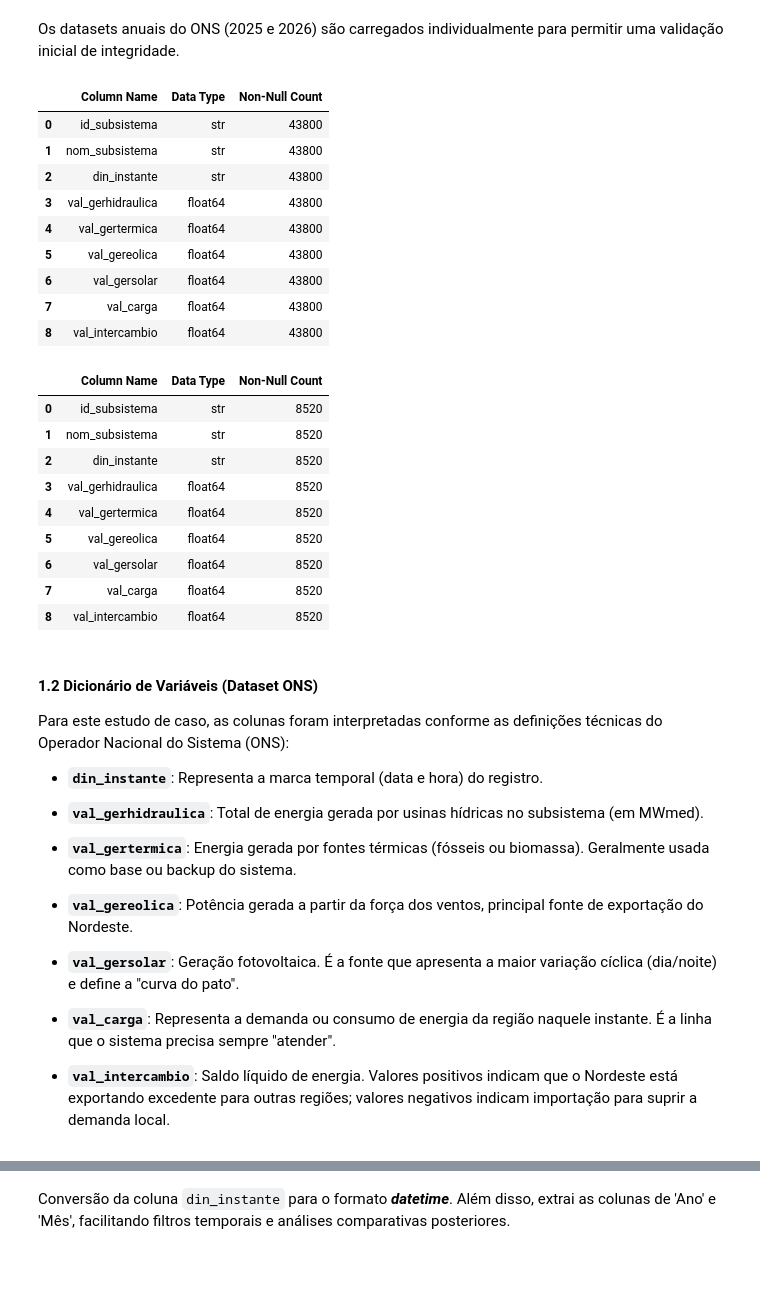
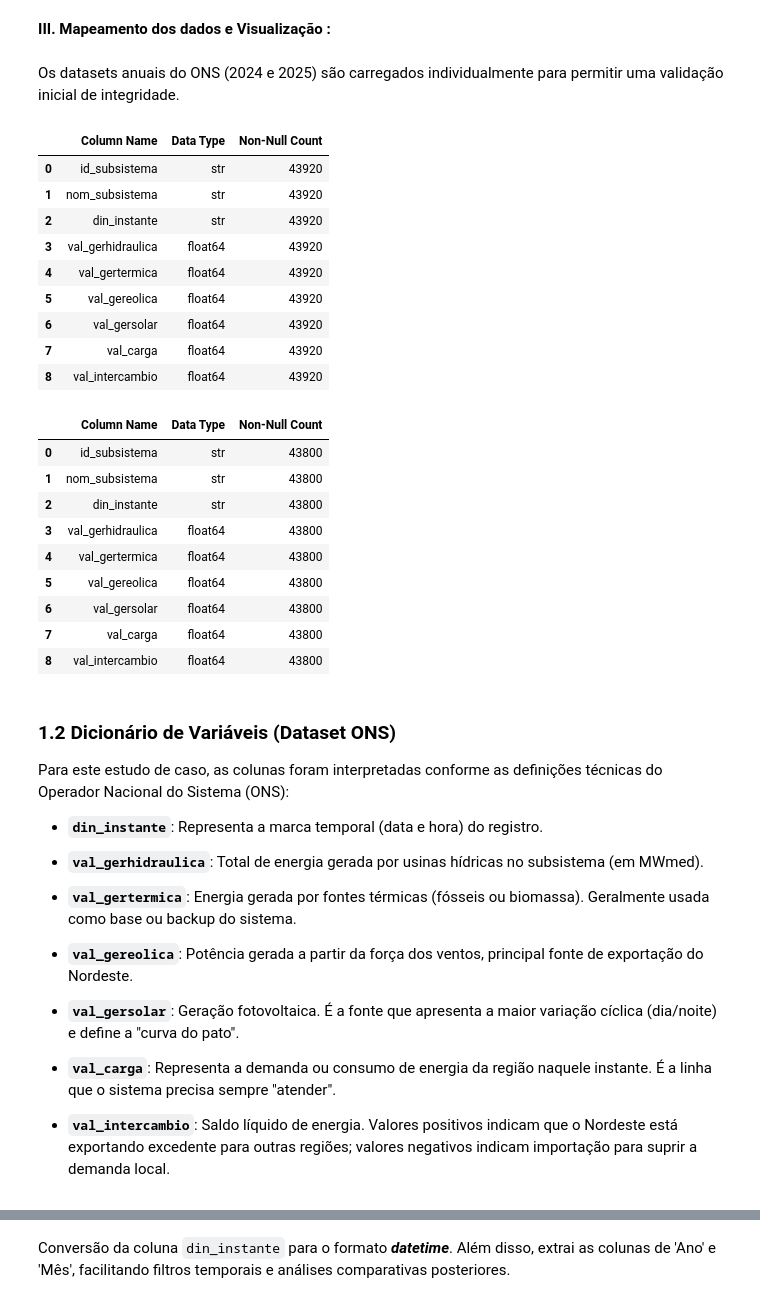
Before and after one commit to Vitoria-Emanuele/visualizacao_de_dados, a Jupyter notebook: ECVD.ipynb, the cells around one changed output, grey strips where cells are left out. Drawn from its saved outputs; the diff is of its cells as text; code cells hidden in the pictures; blank space fills up the shorter version.

```diff
--- a/ECVD.ipynb
+++ b/ECVD.ipynb
@@ -22,55 +15,57 @@
+# %% [markdown]
+**III. Mapeamento dos dados e Visualização :**
 # %%
 import pandas as pd
 import matplotlib.pyplot as plt
 # %% [markdown]
 
-Os datasets anuais do ONS (2025 e 2026) são carregados individualmente para permitir uma validação inicial de integridade.
+Os datasets anuais do ONS (2024 e 2025) são carregados individualmente para permitir uma validação inicial de integridade.
 # %%
-df_2025 = pd.read_csv('./datasets/BALANCO_ENERGIA_SUBSISTEMA_2025.csv', sep=';')
+df_2024 = pd.read_csv('./datasets/BALANCO_ENERGIA_SUBSISTEMA_2024.csv', sep=';')
 
 # Create a DataFrame to display column information in a more structured way
 column_info = pd.DataFrame({
-    'Column Name': df_2025.columns,
-    'Data Type': df_2025.dtypes,
-    'Non-Null Count': df_2025.count(),
+    'Column Name': df_2024.columns,
+    'Data Type': df_2024.dtypes,
+    'Non-Null Count': df_2024.count(),
 })
 
 display(column_info.reset_index(drop=True))
 # %% [output]
 |  | Column Name | Data Type | Non-Null Count |
-| 0 | id_subsistema | str | 43800 |
-| 1 | nom_subsistema | str | 43800 |
-| 2 | din_instante | str | 43800 |
-| 3 | val_gerhidraulica | float64 | 43800 |
-| 4 | val_gertermica | float64 | 43800 |
-| 5 | val_gereolica | float64 | 43800 |
-| 6 | val_gersolar | float64 | 43800 |
-| 7 | val_carga | float64 | 43800 |
-| 8 | val_intercambio | float64 | 43800 |
+| 0 | id_subsistema | str | 43920 |
+| 1 | nom_subsistema | str | 43920 |
+| 2 | din_instante | str | 43920 |
+| 3 | val_gerhidraulica | float64 | 43920 |
+| 4 | val_gertermica | float64 | 43920 |
+| 5 | val_gereolica | float64 | 43920 |
+| 6 | val_gersolar | float64 | 43920 |
+| 7 | val_carga | float64 | 43920 |
+| 8 | val_intercambio | float64 | 43920 |
 # %%
-df_2026 = pd.read_csv('./datasets/BALANCO_ENERGIA_SUBSISTEMA_2026.csv', sep=';')
+df_2025 = pd.read_csv('./datasets/BALANCO_ENERGIA_SUBSISTEMA_2025.csv', sep=';')
 
 column_info = pd.DataFrame({
-    'Column Name': df_2026.columns,
-    'Data Type': df_2026.dtypes,
-    'Non-Null Count': df_2026.count(),
+    'Column Name': df_2025.columns,
+    'Data Type': df_2025.dtypes,
+    'Non-Null Count': df_2025.count(),
 })
 
 display(column_info.reset_index(drop=True))
 # %% [output]
 |  | Column Name | Data Type | Non-Null Count |
-| 0 | id_subsistema | str | 8520 |
-| 1 | nom_subsistema | str | 8520 |
-| 2 | din_instante | str | 8520 |
-| 3 | val_gerhidraulica | float64 | 8520 |
-| 4 | val_gertermica | float64 | 8520 |
-| 5 | val_gereolica | float64 | 8520 |
-| 6 | val_gersolar | float64 | 8520 |
-| 7 | val_carga | float64 | 8520 |
-| 8 | val_intercambio | float64 | 8520 |
+| 0 | id_subsistema | str | 43800 |
+| 1 | nom_subsistema | str | 43800 |
+| 2 | din_instante | str | 43800 |
+| 3 | val_gerhidraulica | float64 | 43800 |
+| 4 | val_gertermica | float64 | 43800 |
+| 5 | val_gereolica | float64 | 43800 |
+| 6 | val_gersolar | float64 | 43800 |
+| 7 | val_carga | float64 | 43800 |
+| 8 | val_intercambio | float64 | 43800 |
 # %% [markdown]
 
-#### 1.2 Dicionário de Variáveis (Dataset ONS)
+### 1.2 Dicionário de Variáveis (Dataset ONS)
 
 Para este estudo de caso, as colunas foram interpretadas conforme as definições técnicas do Operador Nacional do Sistema (ONS):
 
```
Also changed, not shown: parts of 38 cells of this notebook, 2 other files.
